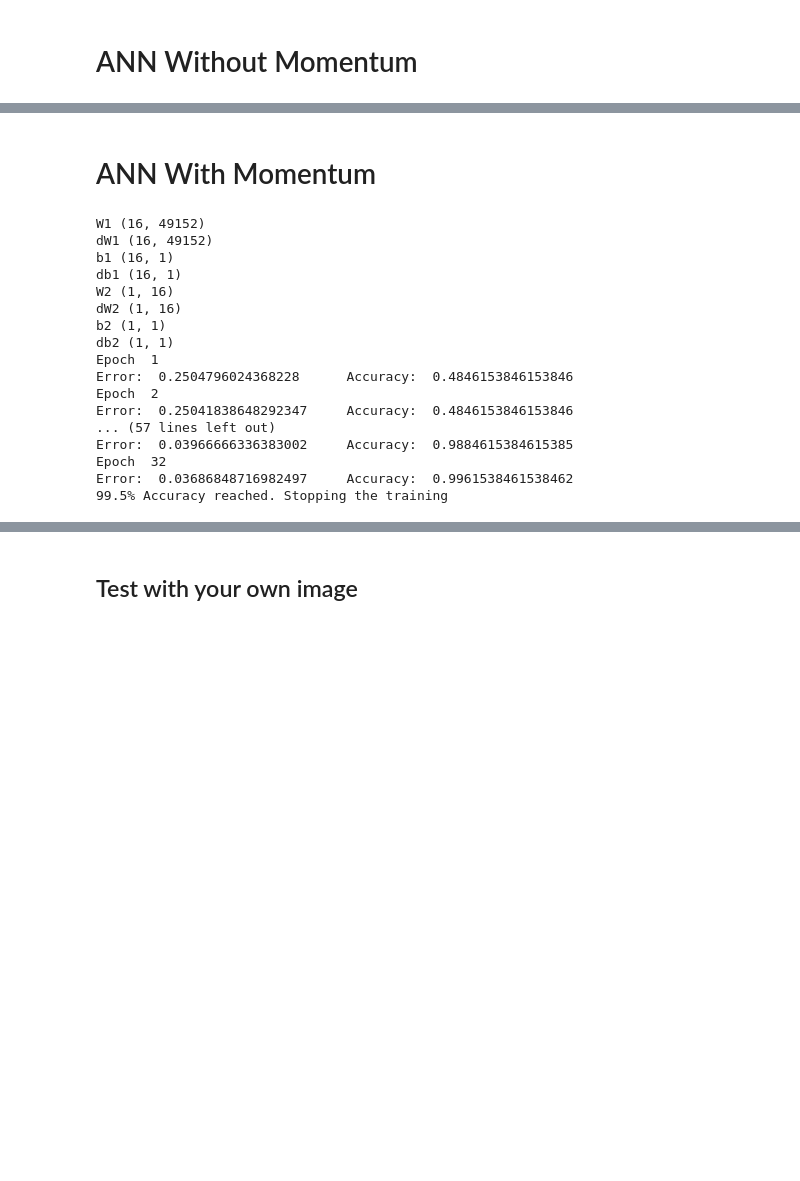
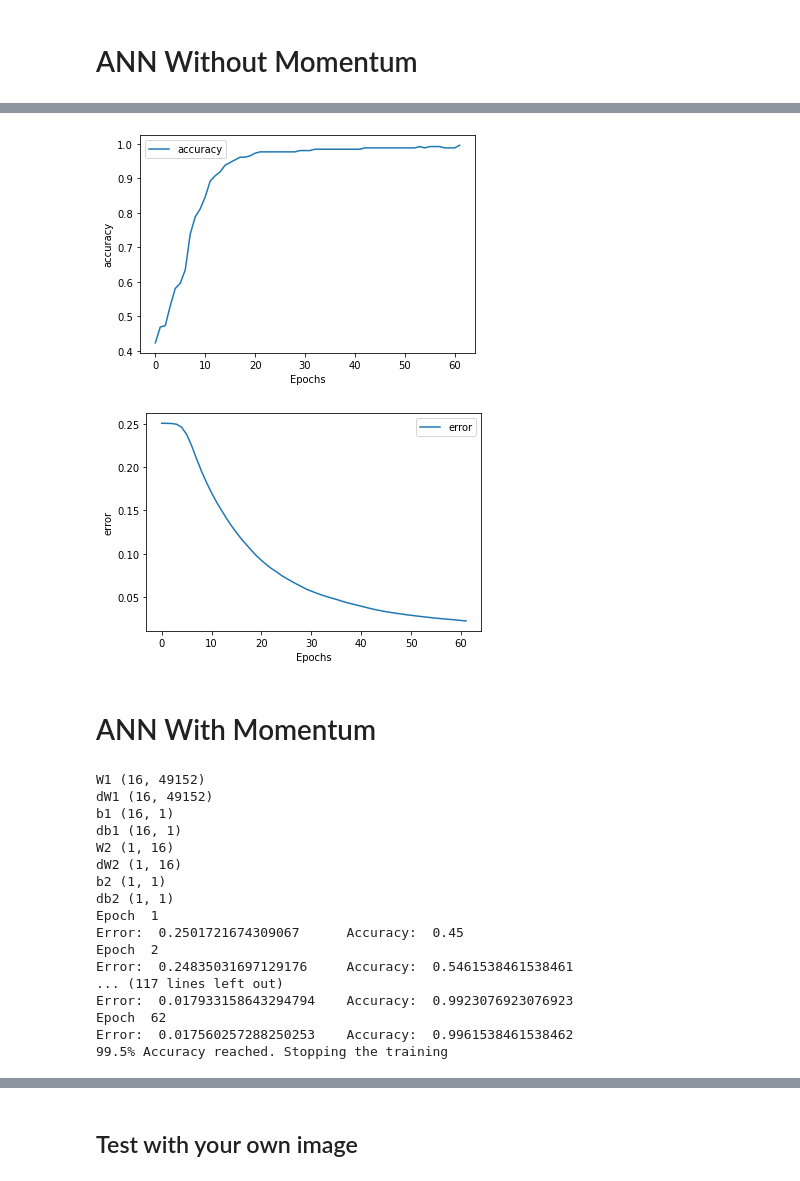
Before and after one commit to thisisindrajit/ANN-with-Momentum, a Jupyter notebook: ANN_with_Momentum_Emergency_Vehicle_Classification.ipynb, the cells around one changed output, grey strips where cells are left out. Cells and saved outputs as stored; diff of their text form; code cells hidden in the pictures; blank space fills up the shorter version.

```diff
--- a/ANN_with_Momentum_Emergency_Vehicle_Classification.ipynb
+++ b/ANN_with_Momentum_Emergency_Vehicle_Classification.ipynb
@@ -377,3 +382,10 @@ def test_model(WB, x_test, y_test, layers):
+# %%
+def plot_graphs(history, string):
+  plt.plot(history[string])
+  plt.xlabel("Epochs")
+  plt.ylabel(string)
+  plt.legend([string])
+  plt.show()
 # %% [markdown]
 # ANN Without Momentum
 # %%
@@ -413,3 +428,9 @@ Error:  0.21221831052467333     Accuracy:  0.68
+# %%
+plot_graphs(history, "accuracy")
+plot_graphs(history, "error")
+# %% [output]
+[figure, added]
+[figure, added]
 # %% [markdown]
 # ANN With Momentum
 # %%
@@ -418,11 +439,14 @@ hidden_1 = 16
 output_layer = 1
 layers = [input_layer, hidden_1, output_layer]
 WB = initialize_layers(layers)
+history = {"accuracy" : [],
+           "error" : []}
 
 num_epochs = 500
 LR = 0.005
 alpha = 0.3
-train_model(WB, x_train, y_train, num_epochs, LR, layers, alpha)
+
+train_model(WB, x_train, y_train, num_epochs, LR, layers, alpha, history)
 # %% [output]
 W1 (16, 49152)
 dW1 (16, 49152)
@@ -433,13 +457,13 @@ dW2 (1, 16)
 b2 (1, 1)
 db2 (1, 1)
 Epoch  1
-Error:  0.2504796024368228      Accuracy:  0.4846153846153846
+Error:  0.2501721674309067      Accuracy:  0.45
 Epoch  2
-Error:  0.25041838648292347     Accuracy:  0.4846153846153846
-... (57 lines left out)
-Error:  0.03966666336383002     Accuracy:  0.9884615384615385
-Epoch  32
-Error:  0.03686848716982497     Accuracy:  0.9961538461538462
+Error:  0.24835031697129176     Accuracy:  0.5461538461538461
+... (117 lines left out)
+Error:  0.017933158643294794    Accuracy:  0.9923076923076923
+Epoch  62
+Error:  0.017560257288250253    Accuracy:  0.9961538461538462
 99.5% Accuracy reached. Stopping the training
 # %%
 # With momentum test accuracy
```
Also changed, not shown: parts of 9 cells of this notebook.
